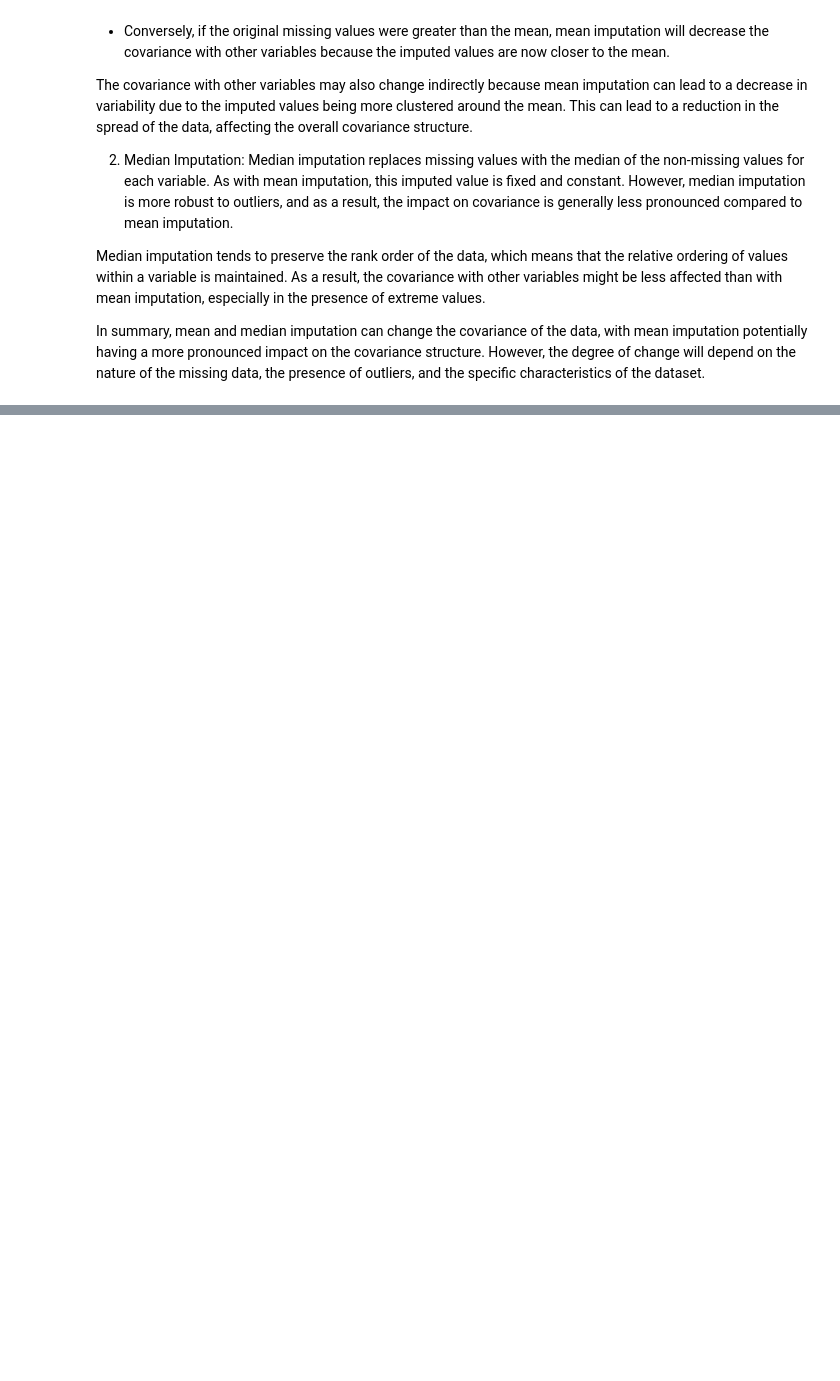
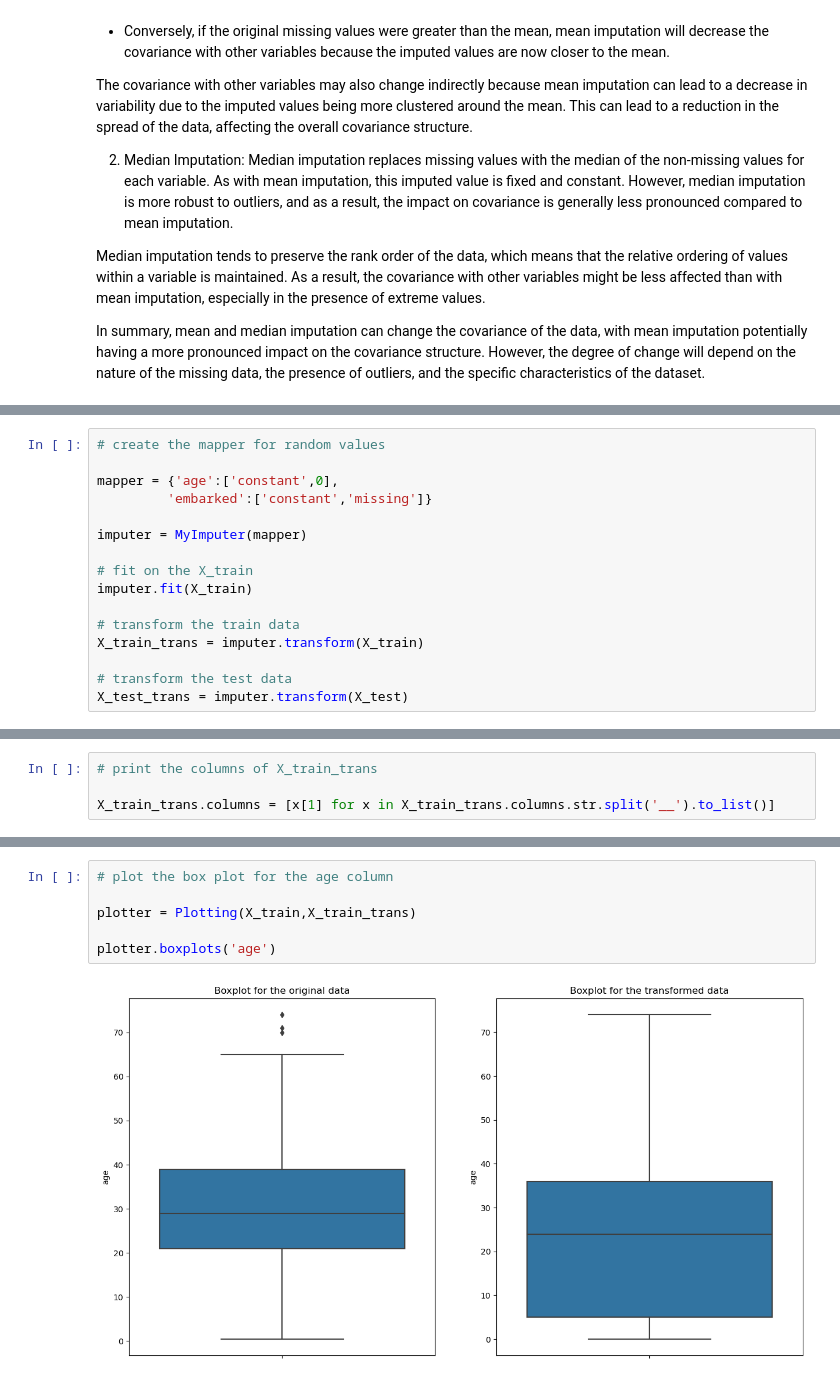
Before and after one commit to Himanshu-1703/Missing_values_imputation, a Jupyter notebook: Mean Median Imputation.ipynb, the cells around one changed output, grey strips where cells are left out. Saved outputs shown, nothing was run; the diff lists cells and outputs as text; blank space fills up the shorter version.

Commit message:
modified and added arbitrary value imputation

```diff
--- a/Mean Median Imputation.ipynb
+++ b/Mean Median Imputation.ipynb
@@ -366,0 +428,16 @@ In summary, mean and median imputation can change the covariance of the data, wi
+# %%
+# create the mapper for random values
+
+mapper = {'age':['constant',0],
+         'embarked':['constant','missing']}
+
+imputer = MyImputer(mapper)
+
+# fit on the X_train
+imputer.fit(X_train)
+
+# transform the train data
+X_train_trans = imputer.transform(X_train)
+
+# transform the test data
+X_test_trans = imputer.transform(X_test)
@@ -366,0 +456,4 @@ In summary, mean and median imputation can change the covariance of the data, wi
+# %%
+# print the columns of X_train_trans
+
+X_train_trans.columns = [x[1] for x in X_train_trans.columns.str.split('__').to_list()]
@@ -366,0 +471,8 @@ In summary, mean and median imputation can change the covariance of the data, wi
+# %%
+# plot the box plot for the age column
+
+plotter = Plotting(X_train,X_train_trans)
+
+plotter.boxplots('age')
+# %% [output]
+[figure, added]
```
Also changed, not shown: parts of 14 cells of this notebook.
